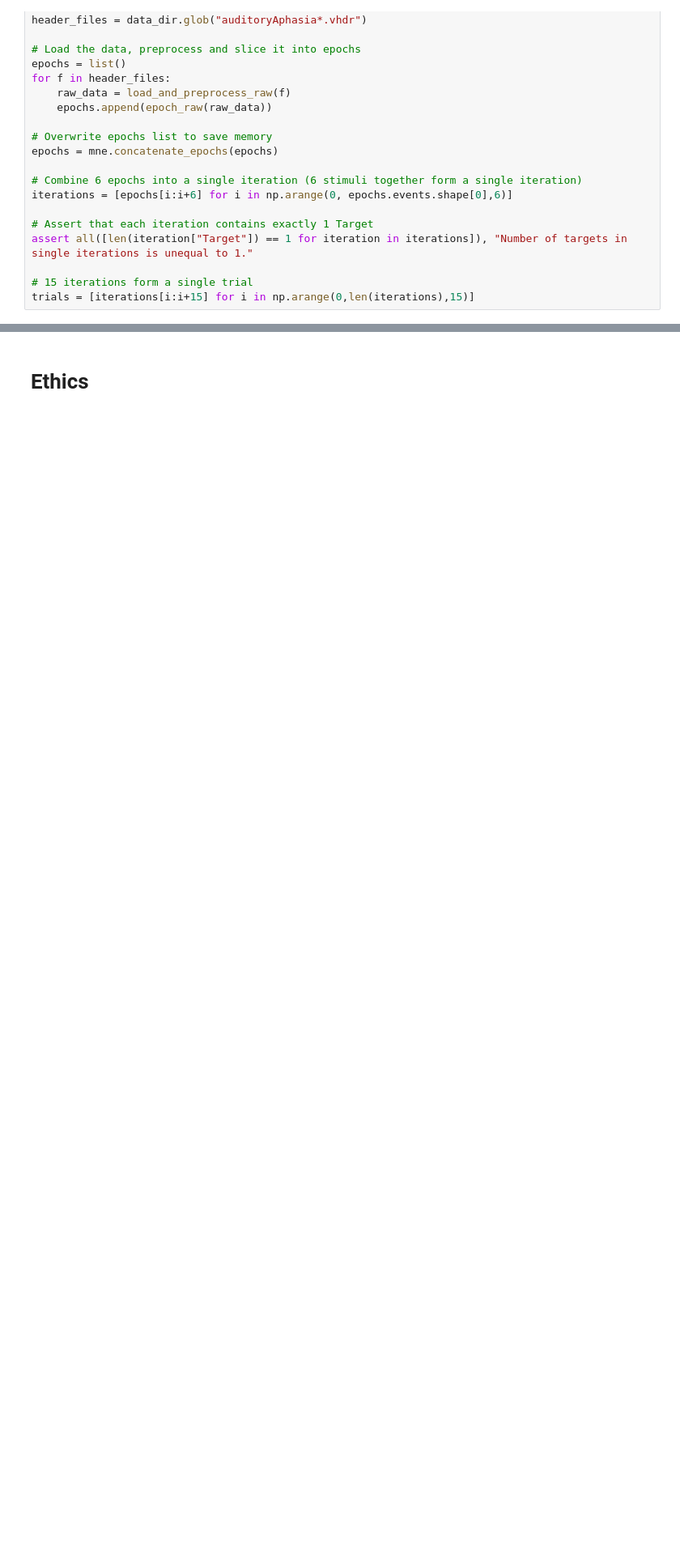
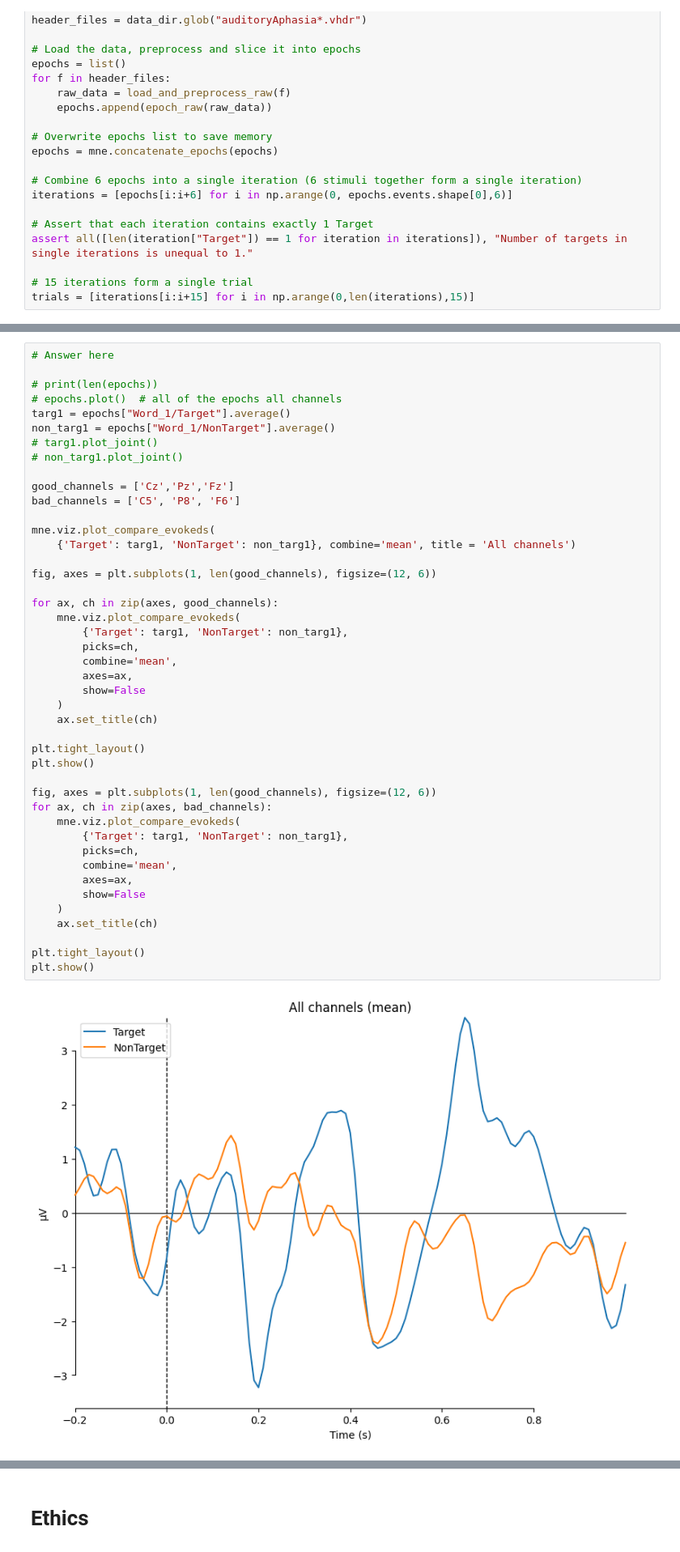
Before and after one commit to pschristodoulou/BCI_course, a Jupyter notebook: Assignments/Assignment7/assignment_07_dynamic_stopping.ipynb, the cells around one changed output, grey strips where cells are left out. Shown at 81% size. Drawn from its saved outputs; the diff is of its cells as text; blank space fills up the shorter version.

```diff
--- a/Assignments/Assignment7/assignment_07_dynamic_stopping.ipynb
+++ b/Assignments/Assignment7/assignment_07_dynamic_stopping.ipynb
@@ -141,0 +146,46 @@ trials = [iterations[i:i+15] for i in np.arange(0,len(iterations),15)]
+# %%
+# Answer here
+
+# print(len(epochs))
+# epochs.plot()  # all of the epochs all channels
+targ1 = epochs["Word_1/Target"].average()
+non_targ1 = epochs["Word_1/NonTarget"].average()
+# targ1.plot_joint()
+# non_targ1.plot_joint()
+
+good_channels = ['Cz','Pz','Fz']
+bad_channels = ['C5', 'P8', 'F6']
+
+mne.viz.plot_compare_evokeds(
+    {'Target': targ1, 'NonTarget': non_targ1}, combine='mean', title = 'All channels')
+
+fig, axes = plt.subplots(1, len(good_channels), figsize=(12, 6))
+
+for ax, ch in zip(axes, good_channels):
+    mne.viz.plot_compare_evokeds(
+        {'Target': targ1, 'NonTarget': non_targ1},
+        picks=ch,
+        combine='mean',
+        axes=ax,
+        show=False
+    )
+    ax.set_title(ch)
+
+plt.tight_layout()
+plt.show()
+
+fig, axes = plt.subplots(1, len(good_channels), figsize=(12, 6))
+for ax, ch in zip(axes, bad_channels):
+    mne.viz.plot_compare_evokeds(
+        {'Target': targ1, 'NonTarget': non_targ1},
+        picks=ch,
+        combine='mean',
+        axes=ax,
+        show=False
+    )
+    ax.set_title(ch)
+
+plt.tight_layout()
+plt.show()
+# %% [output]
+[figure, added]
```
Also changed, not shown: parts of 4 cells of this notebook, 1 other file.
